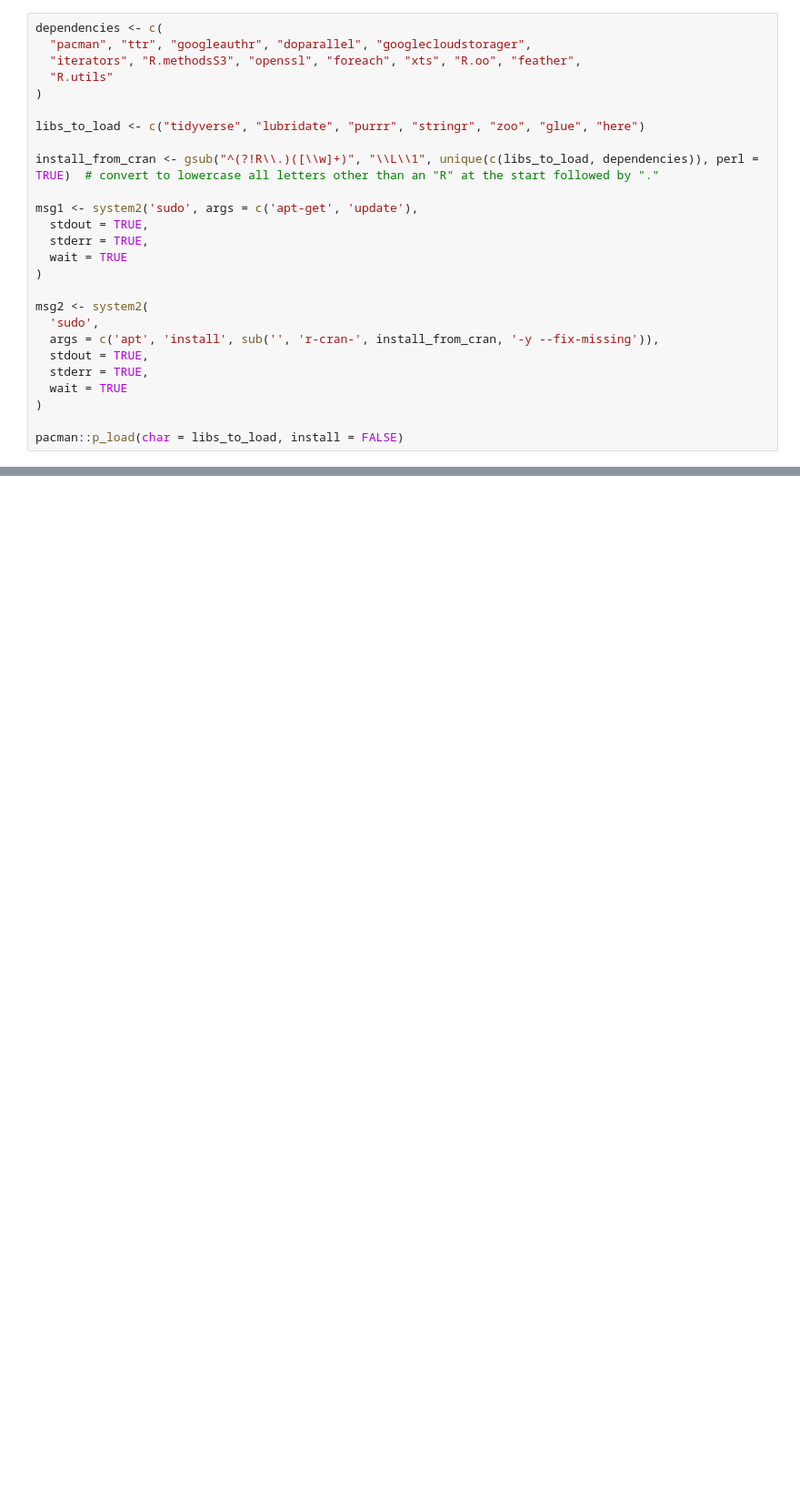
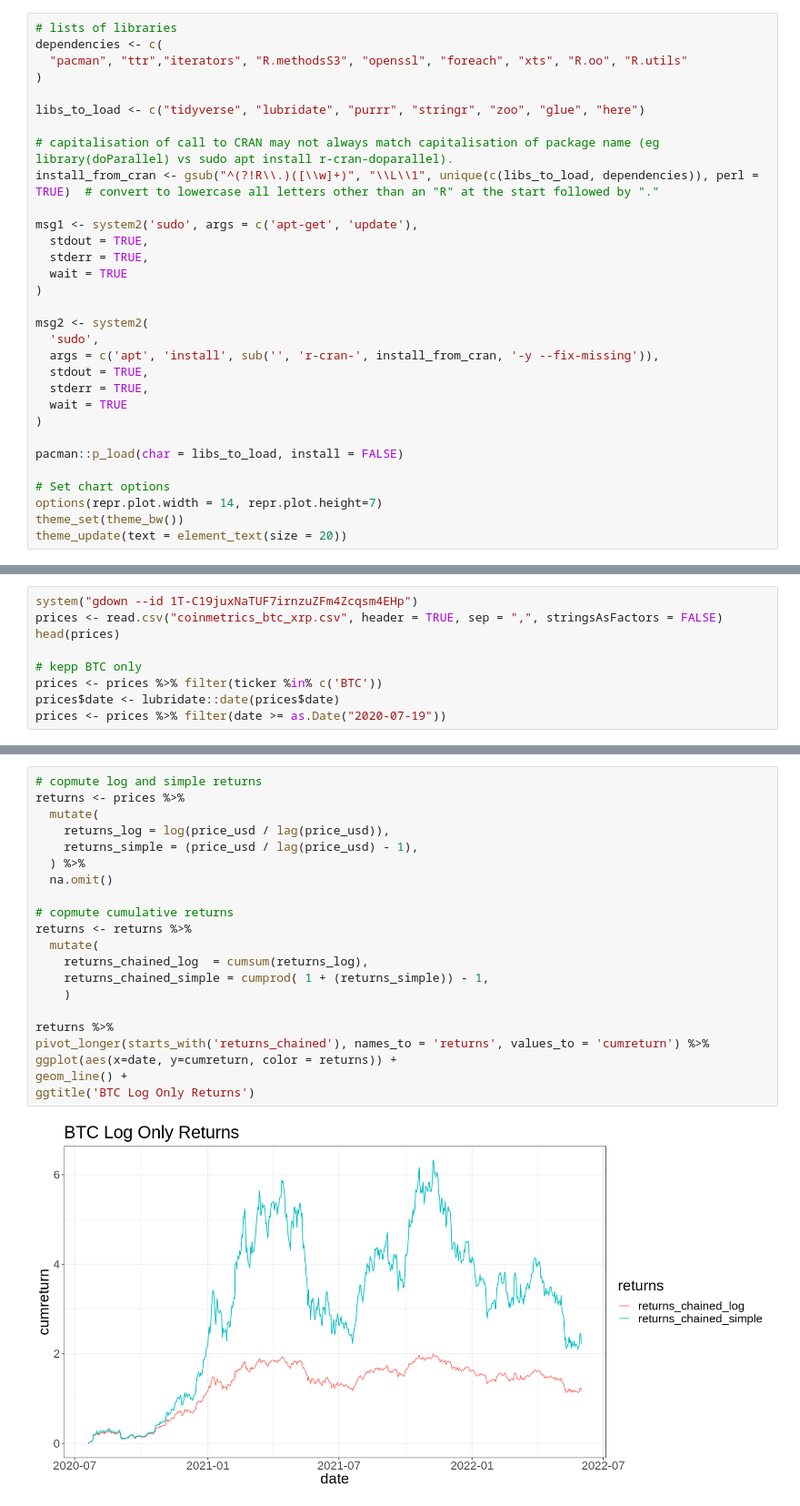
Before and after one commit to vitakot/comparing_returns, a Jupyter notebook: R_vs_Zorro_Returns.ipynb, the cells around one changed output, grey strips where cells are left out. Shown: that part at 91% size. Saved outputs shown, nothing was run; the diff lists cells and outputs as text; blank space fills up the shorter version.

```diff
--- a/R_vs_Zorro_Returns.ipynb
+++ b/R_vs_Zorro_Returns.ipynb
@@ -11,12 +8,12 @@ https://colab.research.google.com/drive/1FwPbULByggFnrBbaLxNKK_EbYrs8Yebv?usp=sh
 # %%
+# lists of libraries
 dependencies <- c(
-  "pacman", "ttr", "googleauthr", "doparallel", "googlecloudstorager",
-  "iterators", "R.methodsS3", "openssl", "foreach", "xts", "R.oo", "feather",
-  "R.utils"
+  "pacman", "ttr","iterators", "R.methodsS3", "openssl", "foreach", "xts", "R.oo", "R.utils"
 )
 
 libs_to_load <- c("tidyverse", "lubridate", "purrr", "stringr", "zoo", "glue", "here")
 
+# capitalisation of call to CRAN may not always match capitalisation of package name (eg library(doParallel) vs sudo apt install r-cran-doparallel).
 install_from_cran <- gsub("^(?!R\\.)([\\w]+)", "\\L\\1", unique(c(libs_to_load, dependencies)), perl = TRUE)  # convert to lowercase all letters other than an "R" at the start followed by "."
 
 msg1 <- system2('sudo', args = c('apt-get', 'update'),
@@ -34,4 +31,9 @@ msg2 <- system2(
 )
 
 pacman::p_load(char = libs_to_load, install = FALSE)
+
+# Set chart options
+options(repr.plot.width = 14, repr.plot.height=7)
+theme_set(theme_bw())
+theme_update(text = element_text(size = 20))
 # %% [markdown]
@@ -53,0 +45,9 @@ A data.frame: 6 × 4
+# %%
+system("gdown --id 1T-C19juxNaTUF7irnzuZFm4Zcqsm4EHp")
+prices <- read.csv("coinmetrics_btc_xrp.csv", header = TRUE, sep = ",", stringsAsFactors = FALSE)
+head(prices)
+
+# kepp BTC only
+prices <- prices %>% filter(ticker %in% c('BTC'))
+prices$date <- lubridate::date(prices$date)
+prices <- prices %>% filter(date >= as.Date("2020-07-19"))
@@ -53,0 +64,23 @@ A data.frame: 6 × 4
+# %%
+# copmute log and simple returns
+returns <- prices %>%
+  mutate(
+    returns_log = log(price_usd / lag(price_usd)),
+    returns_simple = (price_usd / lag(price_usd) - 1),
+  ) %>%
+  na.omit()
+
+# copmute cumulative returns
+returns <- returns %>%
+  mutate(
+    returns_chained_log  = cumsum(returns_log),
+    returns_chained_simple = cumprod( 1 + (returns_simple)) - 1,
+    )
+
+returns %>%
+pivot_longer(starts_with('returns_chained'), names_to = 'returns', values_to = 'cumreturn') %>%
+ggplot(aes(x=date, y=cumreturn, color = returns)) +
+geom_line() +
+ggtitle('BTC Log Only Returns')
+# %% [output]
+[figure, added]
```
Also changed, not shown: parts of 6 cells of this notebook.
